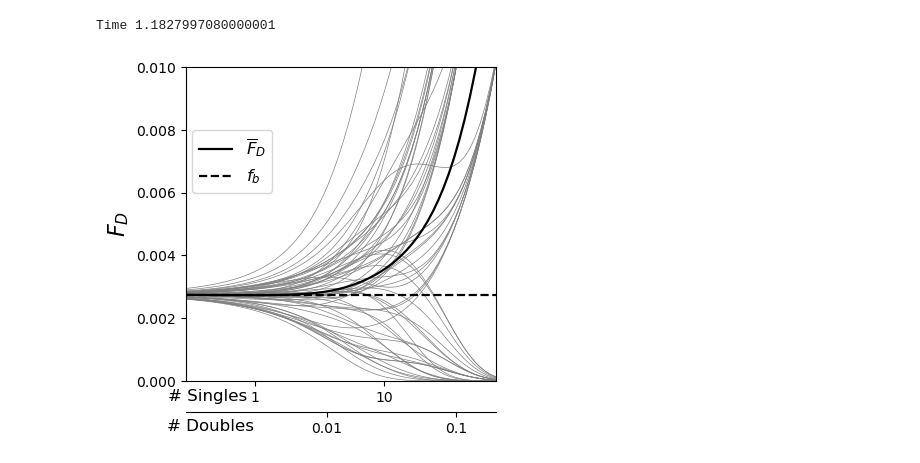
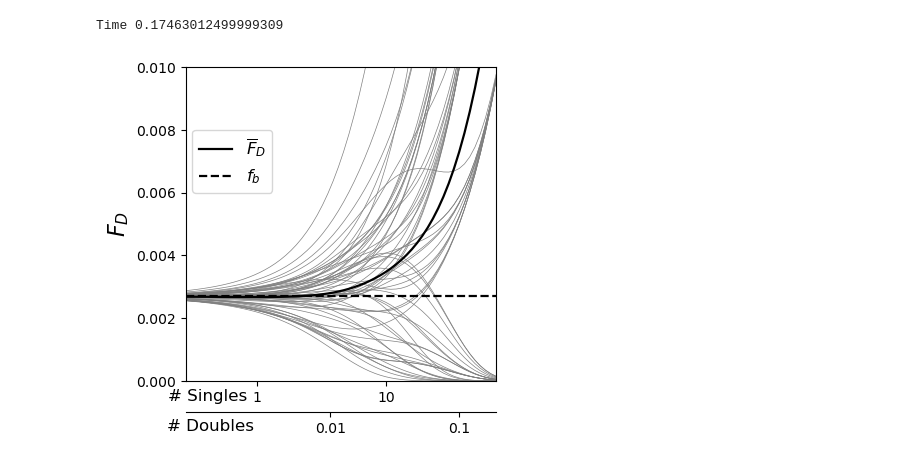
Before and after one commit to AlexKI123/DoublesProject, a Jupyter notebook: Code/SimpleModel/Simple_Model_FigA.ipynb, the cells around one changed output. Saved outputs shown, nothing was run; the diff lists cells and outputs as text; code cells hidden in the pictures.

```diff
--- a/Code/SimpleModel/Simple_Model_FigA.ipynb
+++ b/Code/SimpleModel/Simple_Model_FigA.ipynb
@@ -37,12 +37,13 @@ def analytics(t, fs, fd, mus, mud):
 # Parameter initializations
 ns = 12
 nd = 20
-#alpha = 3*10**(-2)
-alpha = 4*10**(-3)
+alpha = 4.1*10**(-3)
 mus = 1
 mud = mus*alpha
-mus = mus*3*0.76/5.89
-mud = mud*3*0.99*0.52/9.63
+#mus = mus*3*0.76/5.89
+#mud = mud*3*0.99*0.52/9.63
+mus = mus*3*0.76/6.09
+mud = mud*3*0.99*0.51/10.23
 landscapes = 100
 datapoints = 60
 tmin = 10**(-1.2)
@@ -114,32 +115,32 @@ ax2.spines["bottom"].set_visible(True)
 
 # Set the x-ticks for the second axis
 ax2.set_xticks([0.01/(mud*nd),0.1/(mud*nd),1/(mud*nd),10/(mud*nd),100/(mud*nd),1000/(mud*nd),10000/(mud*nd)])
 ax2.set_xticklabels([0.01,0.1, 1, 10, 100, 1000, 10000])
 
 # Set the fontsize for x-tick labels of the second axis
 ax2.tick_params(axis='x', labelsize=10)
 
 
 ax2.set_xlabel("# Doubles", fontsize=12)
 
 ax1.xaxis.set_minor_locator(MultipleLocator(10000))
 ax2.xaxis.set_minor_locator(MultipleLocator(10000))
 
 ax1.xaxis.set_label_coords(.069, -.024)
 ax2.xaxis.set_label_coords(.08, -.12)
 
 #plt.ylim(0.0, 0.07)
 plt.ylim(0.0, 0.010)
 #plt.ylim(0.001, 0.02)
 ax1.set_xlim(tmin,tmax)
 ax2.set_xlim(tmin,tmax)
 ax1.set_ylabel("$F_{D}$", fontsize=16)
 
 ax1.legend(fontsize=12, loc=(0.02,0.6))
 plt.tight_layout()
 # plt.savefig('fig_A.pdf')
 
 plt.show()
 # %% [output]
-Time 1.1827997080000001
+Time 0.17463012499999309
-[figure, old version]
+[figure, new version]
```
